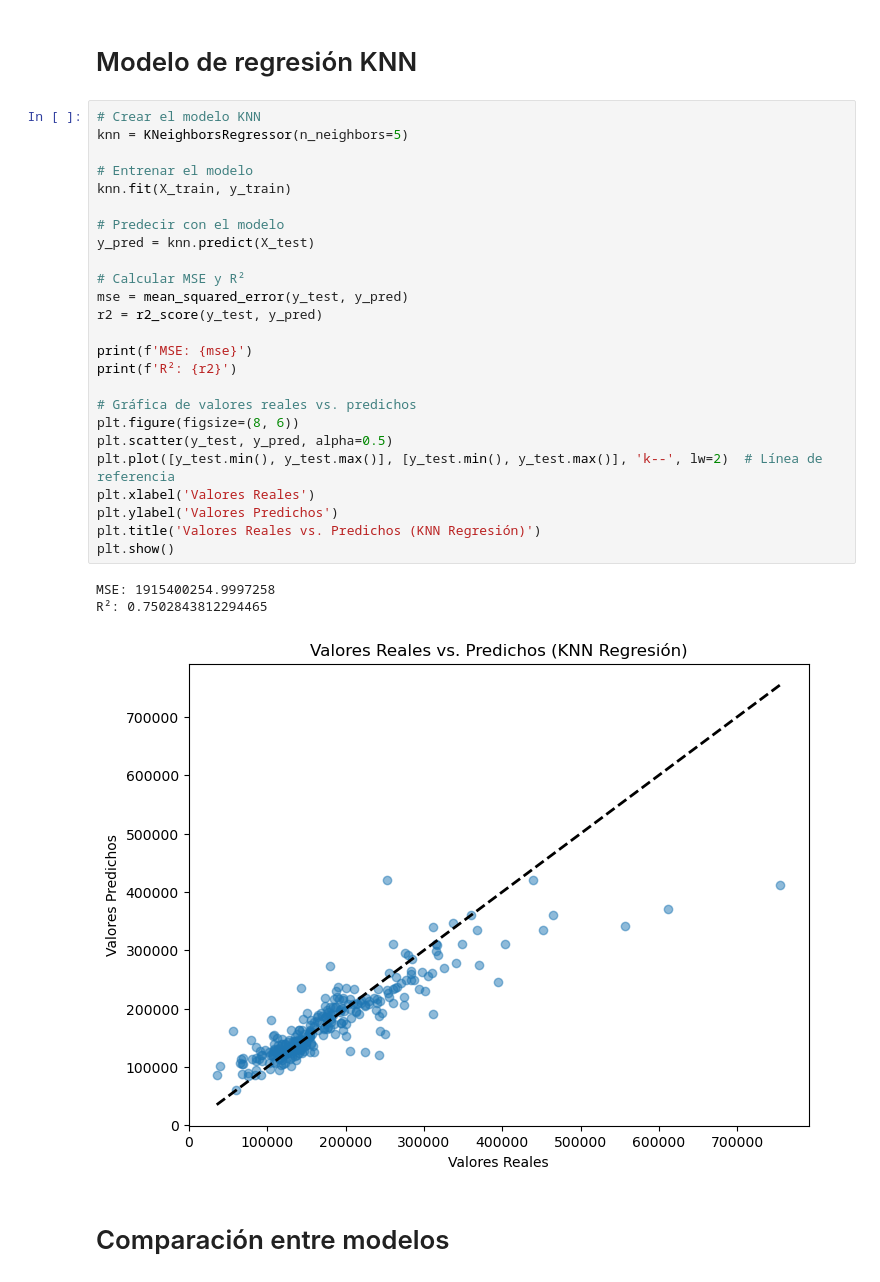
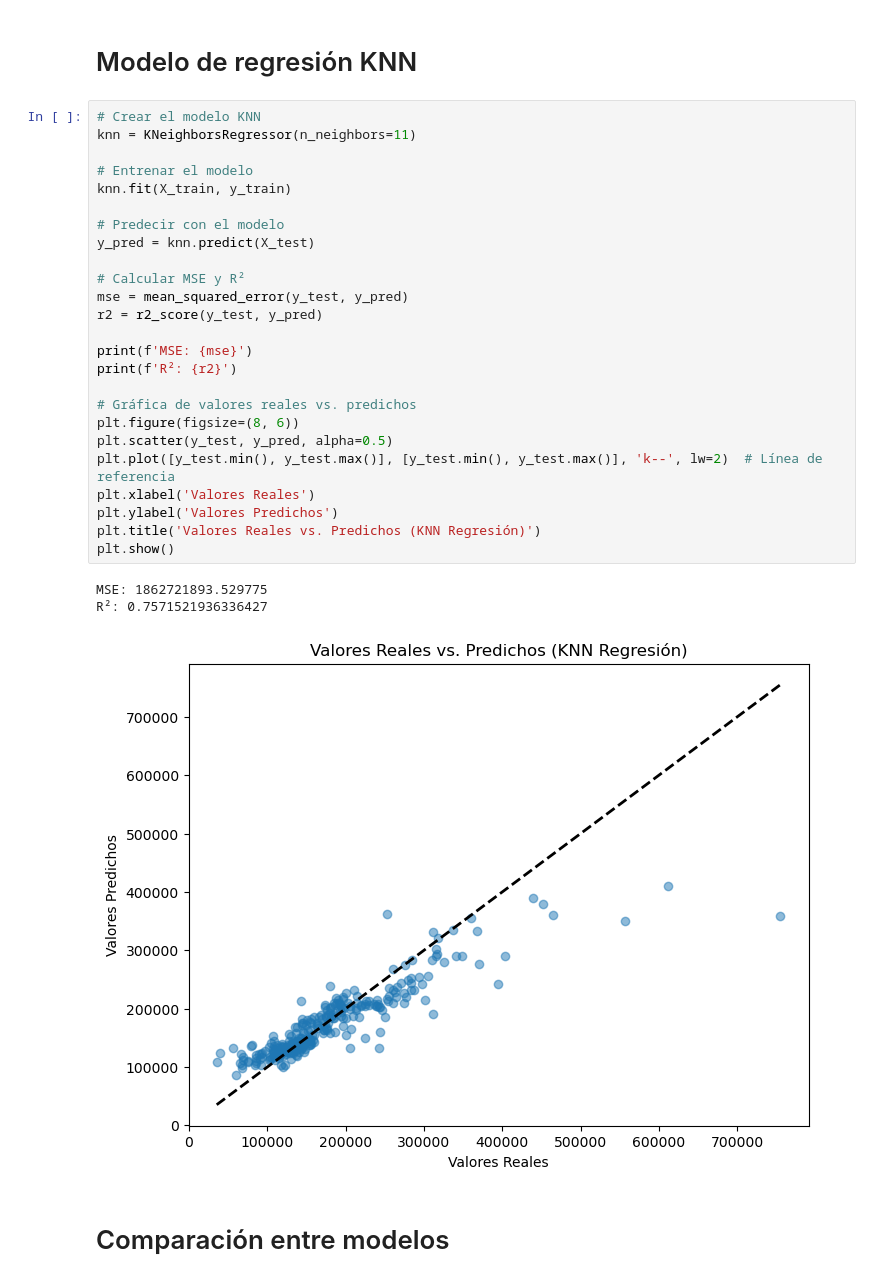
Before and after one commit to DANdelion-0908/Proy2_Ent4_KNN, a Jupyter notebook: Dan.ipynb, the cells around one changed output. Saved outputs shown, nothing was run; the diff lists cells and outputs as text.

Commit message:
Modify number of neighbors

```diff
--- a/Dan.ipynb
+++ b/Dan.ipynb
@@ -51,33 +51,33 @@ X_test = scaler.transform(X_test)
 # Modelo de regresión KNN
 # %%
 # Crear el modelo KNN
-knn = KNeighborsRegressor(n_neighbors=5)
+knn = KNeighborsRegressor(n_neighbors=11)
 
 # Entrenar el modelo
 knn.fit(X_train, y_train)
 
 # Predecir con el modelo
 y_pred = knn.predict(X_test)
 
 # Calcular MSE y R²
 mse = mean_squared_error(y_test, y_pred)
 r2 = r2_score(y_test, y_pred)
 
 print(f'MSE: {mse}')
 print(f'R²: {r2}')
 
 # Gráfica de valores reales vs. predichos
 plt.figure(figsize=(8, 6))
 plt.scatter(y_test, y_pred, alpha=0.5)
 plt.plot([y_test.min(), y_test.max()], [y_test.min(), y_test.max()], 'k--', lw=2)  # Línea de referencia
 plt.xlabel('Valores Reales')
 plt.ylabel('Valores Predichos')
 plt.title('Valores Reales vs. Predichos (KNN Regresión)')
 plt.show()
 # %% [output]
-MSE: 1915400254.9997258
-R²: 0.7502843812294465
+MSE: 1862721893.529775
+R²: 0.7571521936336427
-[figure, old version]
+[figure, new version]
 # %% [markdown]
 # Comparación entre modelos
 # %%
```
Also changed, not shown: parts of 1 cell of this notebook.
